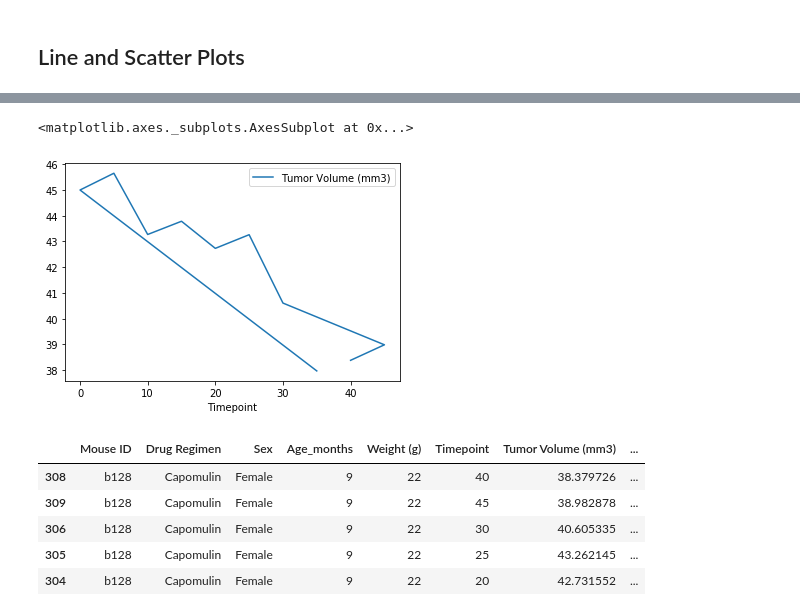
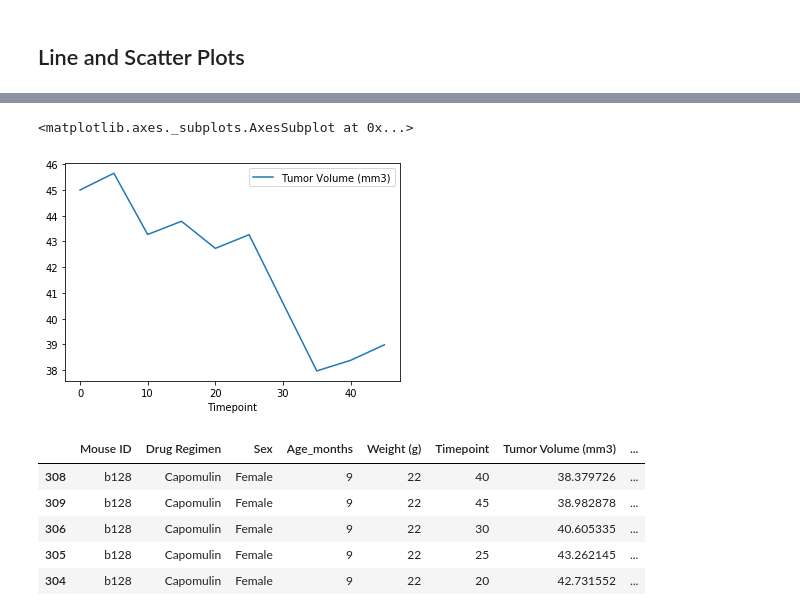
Before and after one commit to pasco27/matplotlib_homework, a Jupyter notebook: pymaceuticals_pascarella1.ipynb, the cells around one changed output, grey strips where cells are left out. Cells and saved outputs as stored; diff of their text form; code cells hidden in the pictures.

```diff
--- a/pymaceuticals_pascarella1.ipynb
+++ b/pymaceuticals_pascarella1.ipynb
@@ -515,4 +509,4 @@ AttributeError: 'Text' object has no property 'xlabels'
 # pull mouse data treated with Capolumin --- b128
 
 b128_data = clean_data[clean_data['Mouse ID']=='b128']
-b128_data.sort_values('Timepoint')
+b128_data = b128_data.sort_values('Timepoint')
@@ -531,8 +513,9 @@ b128_data.sort_values('Timepoint')
 # %%
-b128_data.plot(kind='line', x='Timepoint', y='Tumor Volume (mm3)')
+
+b128_data[['Timepoint', 'Tumor Volume (mm3)']].plot(kind='line', x='Timepoint', y='Tumor Volume (mm3)')
 # %% [output]
 <matplotlib.axes._subplots.AxesSubplot at 0x...>
-[figure, old version]
+[figure, new version]
 # %%
 ## I can't get this to start at 0 timeline
 # %%
```
Also changed, not shown: parts of 12 cells of this notebook.
